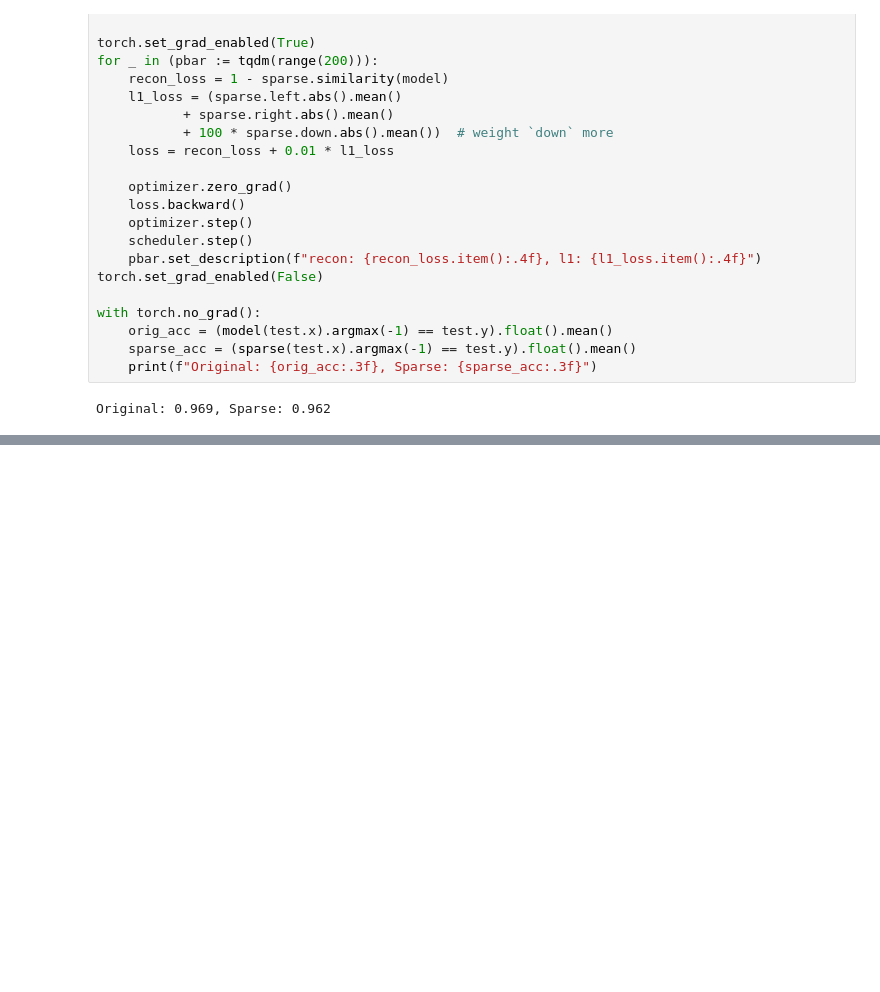
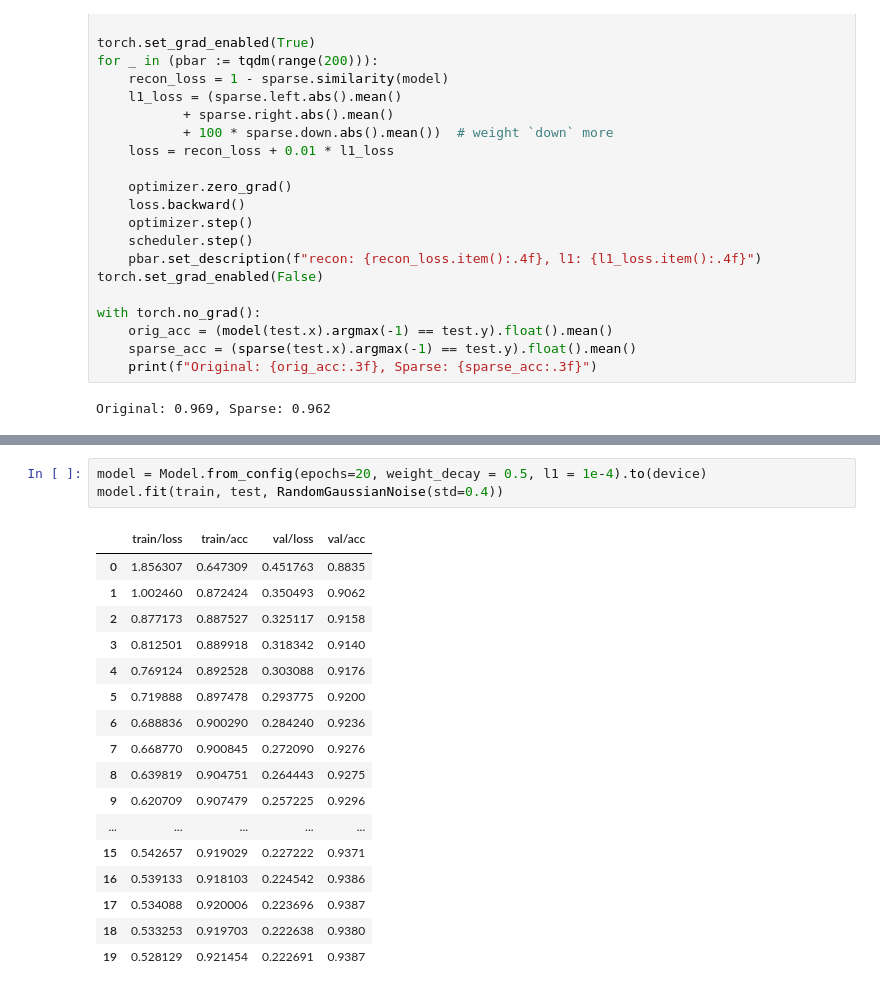
Before and after one commit to shengweiming/bilinear-decomposition, a Jupyter notebook: exercises/0_decomposition.ipynb, the cells around one changed output, grey strips where cells are left out. Cells and saved outputs as stored; diff of their text form; blank space fills up the shorter version.

```diff
--- a/exercises/0_decomposition.ipynb
+++ b/exercises/0_decomposition.ipynb
@@ -343,0 +559,21 @@ px.bar(sigma, template="plotly_white", labels=dict(index="component", value="sig
+# %%
+model = Model.from_config(epochs=20, weight_decay = 0.5, l1 = 1e-4).to(device)
+model.fit(train, test, RandomGaussianNoise(std=0.4))
+# %% [output]
+|  | train/loss | train/acc | val/loss | val/acc |
+| 0 | 1.856307 | 0.647309 | 0.451763 | 0.8835 |
+| 1 | 1.002460 | 0.872424 | 0.350493 | 0.9062 |
+| 2 | 0.877173 | 0.887527 | 0.325117 | 0.9158 |
+| 3 | 0.812501 | 0.889918 | 0.318342 | 0.9140 |
+| 4 | 0.769124 | 0.892528 | 0.303088 | 0.9176 |
+| 5 | 0.719888 | 0.897478 | 0.293775 | 0.9200 |
+| 6 | 0.688836 | 0.900290 | 0.284240 | 0.9236 |
+| 7 | 0.668770 | 0.900845 | 0.272090 | 0.9276 |
+| 8 | 0.639819 | 0.904751 | 0.264443 | 0.9275 |
+| 9 | 0.620709 | 0.907479 | 0.257225 | 0.9296 |
+| ... | ... | ... | ... | ... |
+| 15 | 0.542657 | 0.919029 | 0.227222 | 0.9371 |
+| 16 | 0.539133 | 0.918103 | 0.224542 | 0.9386 |
+| 17 | 0.534088 | 0.920006 | 0.223696 | 0.9387 |
+| 18 | 0.533253 | 0.919703 | 0.222638 | 0.9380 |
+| 19 | 0.528129 | 0.921454 | 0.222691 | 0.9387 |
```
Also changed, not shown: parts of 22 cells of this notebook.
